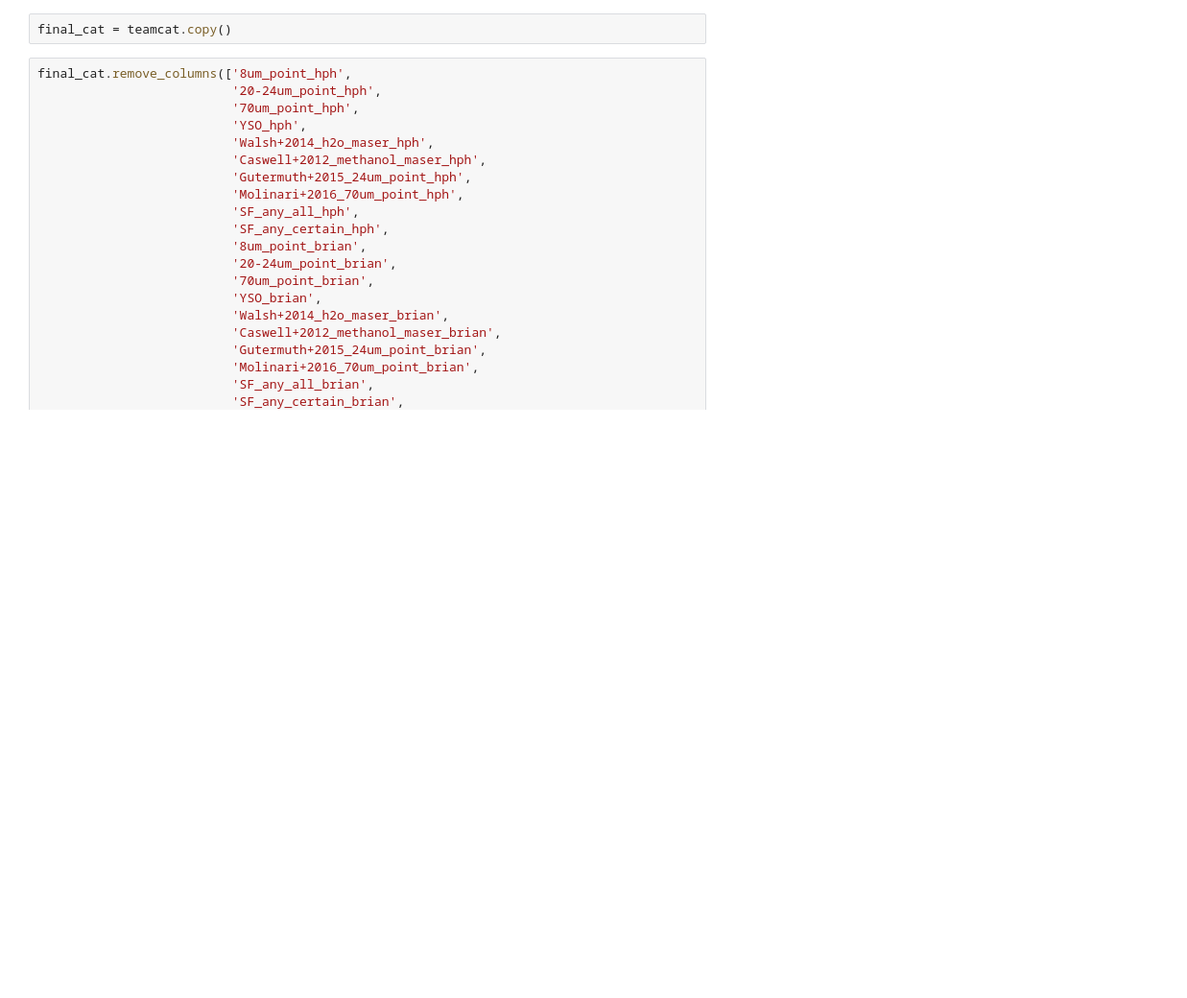
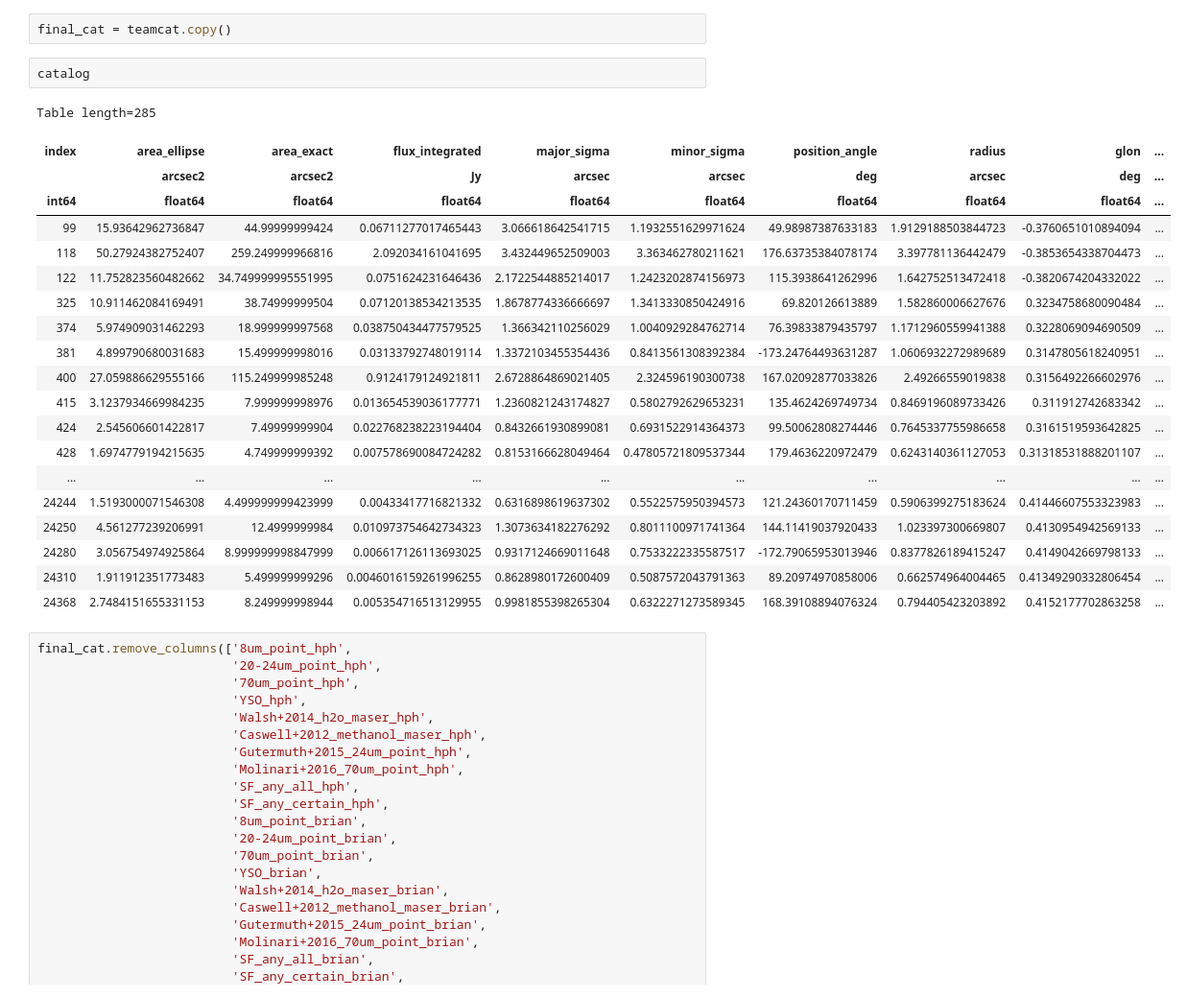
Before and after one commit to hpthatchfield/cmzoom_SFC, a Jupyter notebook: make_cloud_SFR_tables.ipynb, the cells around one changed output. Shown: that part at 96% size. Drawn from its saved outputs; the diff is of its cells as text; blank space fills up the shorter version.

```diff
--- a/make_cloud_SFR_tables.ipynb
+++ b/make_cloud_SFR_tables.ipynb
@@ -175,6 +178,29 @@ print(teamcat.keys())
 ['index', 'area_ellipse', 'area_exact', 'flux_integrated', 'major_sigma', 'minor_sigma', 'position_angle', 'radius', 'glon', 'glat', 'r_eff', 'flux_integrated_bgsub', 'min_flux_integrated', 'noise', ' ...
 # %%
 final_cat = teamcat.copy()
+# %%
+catalog
+# %% [output]
+Table length=285
+| index | area_ellipse | area_exact | flux_integrated | major_sigma | minor_sigma | position_angle | radius | glon | ... |
+|  | arcsec2 | arcsec2 | Jy | arcsec | arcsec | deg | arcsec | deg | ... |
+| int64 | float64 | float64 | float64 | float64 | float64 | float64 | float64 | float64 | ... |
+| 99 | 15.93642962736847 | 44.99999999424 | 0.06711277017465443 | 3.066618642541715 | 1.1932551629971624 | 49.98987387633183 | 1.9129188503844723 | -0.3760651010894094 | ... |
+| 118 | 50.27924382752407 | 259.249999966816 | 2.092034161041695 | 3.432449652509003 | 3.363462780211621 | 176.63735384078174 | 3.397781136442479 | -0.3853654338704473 | ... |
+| 122 | 11.752823560482662 | 34.749999995551995 | 0.0751624231646436 | 2.1722544885214017 | 1.2423202874156973 | 115.3938641262996 | 1.642752513472418 | -0.3820674204332022 | ... |
+| 325 | 10.911462084169491 | 38.74999999504 | 0.07120138534213535 | 1.8678774336666697 | 1.3413330850424916 | 69.820126613889 | 1.582860006627676 | 0.3234758680090484 | ... |
+| 374 | 5.974909031462293 | 18.999999997568 | 0.038750434477579525 | 1.366342110256029 | 1.0040929284762714 | 76.39833879435797 | 1.1712960559941388 | 0.3228069094690509 | ... |
+| 381 | 4.899790680031683 | 15.499999998016 | 0.03133792748019114 | 1.3372103455354436 | 0.8413561308392384 | -173.24764493631287 | 1.0606932272989689 | 0.3147805618240951 | ... |
+| 400 | 27.059886629555166 | 115.249999985248 | 0.9124179124921811 | 2.6728864869021405 | 2.324596190300738 | 167.02092877033826 | 2.49266559019838 | 0.3156492266602976 | ... |
+| 415 | 3.1237934669984235 | 7.999999998976 | 0.013654539036177771 | 1.2360821243174827 | 0.5802792629653231 | 135.4624269749734 | 0.8469196089733426 | 0.311912742683342 | ... |
+| 424 | 2.545606601422817 | 7.49999999904 | 0.022768238223194404 | 0.8432661930899081 | 0.6931522914364373 | 99.50062808274446 | 0.7645337755986658 | 0.3161519593642825 | ... |
+| 428 | 1.6974779194215635 | 4.749999999392 | 0.007578690084724282 | 0.8153166628049464 | 0.47805721809537344 | 179.4636220972479 | 0.6243140361127053 | 0.31318531888201107 | ... |
+| ... | ... | ... | ... | ... | ... | ... | ... | ... | ... |
+| 24244 | 1.5193000071546308 | 4.499999999423999 | 0.00433417716821332 | 0.6316898619637302 | 0.5522575950394573 | 121.24360170711459 | 0.5906399275183624 | 0.41446607553323983 | ... |
+| 24250 | 4.561277239206991 | 12.4999999984 | 0.010973754642734323 | 1.3073634182276292 | 0.8011100971741364 | 144.11419037920433 | 1.023397300669807 | 0.4130954942569133 | ... |
+| 24280 | 3.056754974925864 | 8.999999998847999 | 0.006617126113693025 | 0.9317124669011648 | 0.7533222335587517 | -172.79065953013946 | 0.8377826189415247 | 0.4149042669798133 | ... |
+| 24310 | 1.911912351773483 | 5.499999999296 | 0.0046016159261996255 | 0.8628980172600409 | 0.5087572043791363 | 89.20974970858006 | 0.662574964004465 | 0.41349290332806454 | ... |
+| 24368 | 2.7484151655331153 | 8.249999998944 | 0.005354716513129955 | 0.9981855398265304 | 0.6322271273589345 | 168.39108894076324 | 0.794405423203892 | 0.4152177702863258 | ... |
 # %%
 final_cat.remove_columns(['8um_point_hph',
                           '20-24um_point_hph',
```
Also changed, not shown: parts of 14 cells of this notebook, 3 other files.
